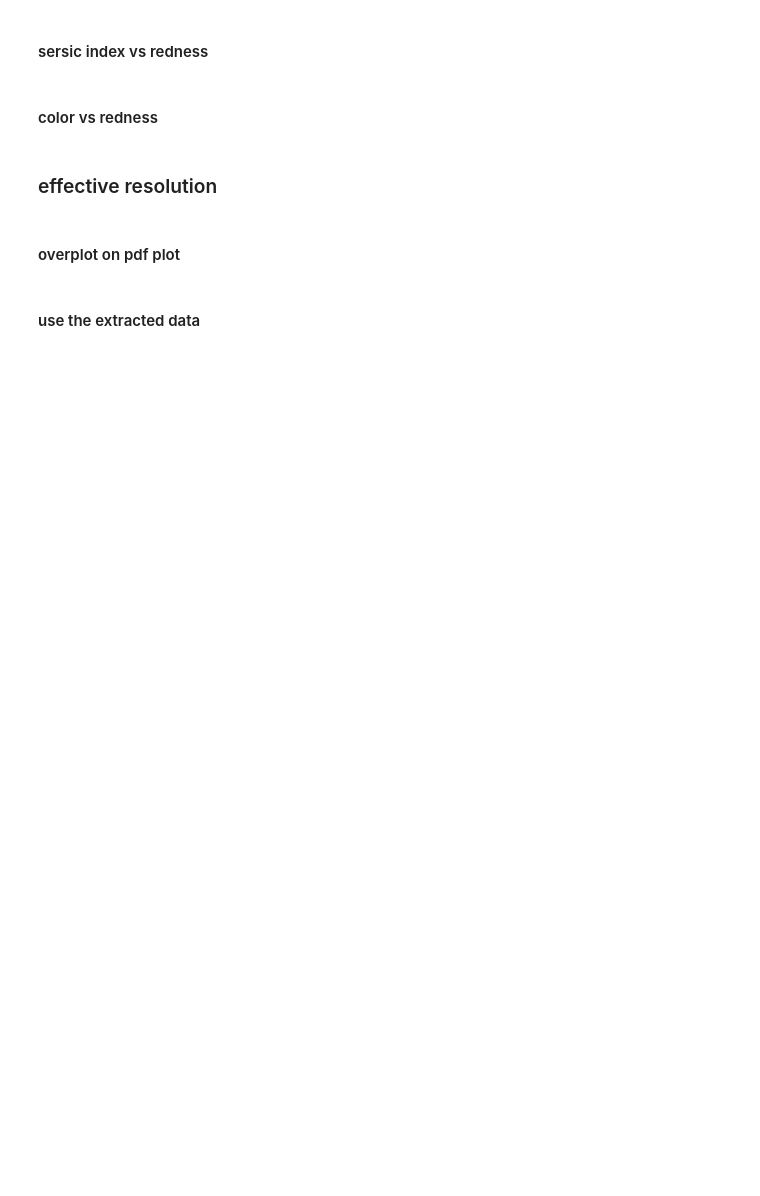
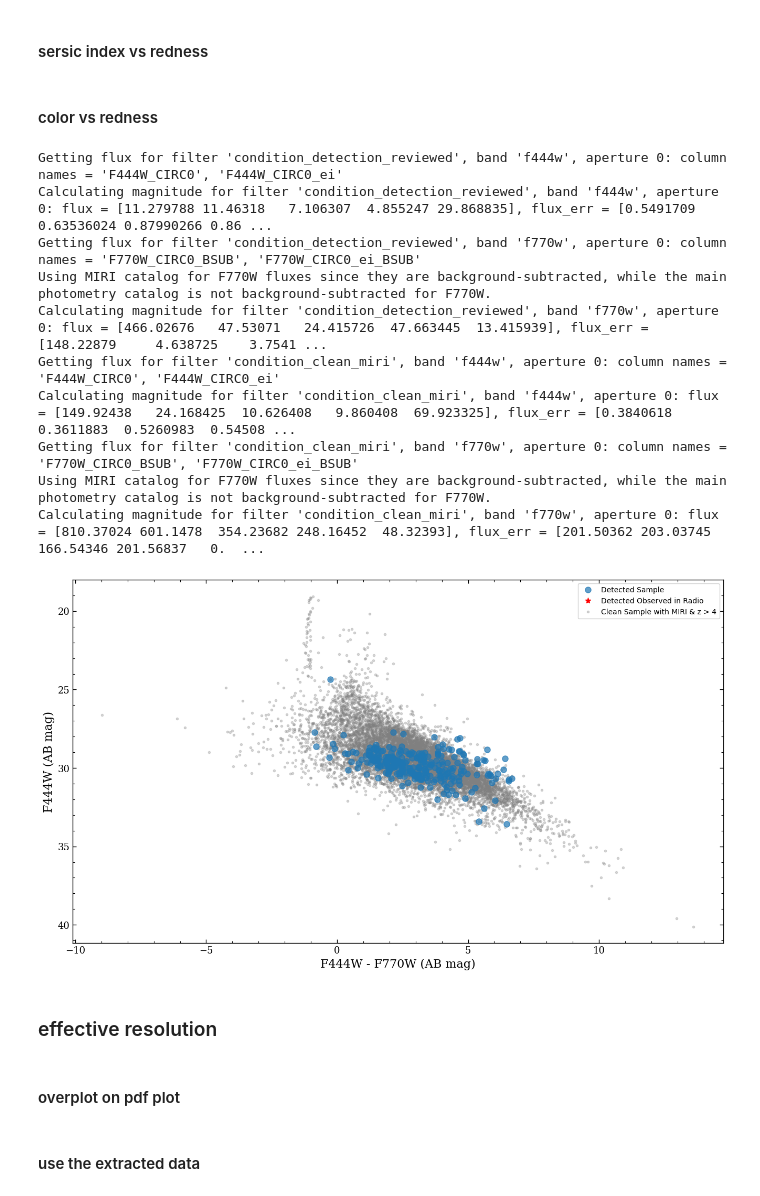
Before and after one commit to poulinal/DRG-COSMOS-WEB, a Jupyter notebook: src/analysis.ipynb, the cells around one changed output. Drawn from its saved outputs; the diff is of its cells as text; code cells hidden in the pictures; blank space fills up the shorter version.

```diff
--- a/src/analysis.ipynb
+++ b/src/analysis.ipynb
@@ -590,34 +779,46 @@ for i, obj_id in enumerate(ids[mask]):
     elif obj_id in tentative_detection_alma_ids:
         axRednessMag.scatter(x[mask][i], y[mask][i], marker='D', color=tentative_detection_color, s=detected_marker_size, label="Tentative Detection in ALMA" if 'Tentative Detection in ALMA' not in axRednessMag.get_legend_handles_labels()[1] else "", zorder=alma_zorder)
 
 
 
 # phot_clean_miri = catalogHandler.get_cat_photom('condition_clean_miri')
 zvals = np.asarray(catalogHandler.get_z_redshift('condition_clean_miri'))
 if zvals.dtype.names is not None:
     zvals = np.array([tuple(v)[0] for v in zvals], dtype=float)
 else:
     zvals = zvals.astype(float, copy=False)
 zgt4 = np.isfinite(zvals) & (zvals > 4)
 mag444_clean, mag444_clean_err = catalogHandler.get_filter_magnitude('condition_clean_miri', 'F444W', aperture=aperature_for_analysis)
 mag770_clean, mag770_clean_err = catalogHandler.get_filter_magnitude('condition_clean_miri', 'F770W', aperture=aperature_for_analysis)
 
 x_clean = mag444_clean - mag770_clean
 y_clean = mag444_clean
 # yerr_clean = mag444_err_clean # for simplicity, just use the F444W error as the y error
 ids_clean = np.asarray(catalogHandler.get_ids('condition_clean_miri'))
 mask_clean = np.isfinite(x_clean) & np.isfinite(y_clean) & zgt4 #& np.isfinite(yerr_clean)
 axRednessMag.errorbar(x_clean[mask_clean], y_clean[mask_clean], fmt='o', linestyle='none',
                        alpha=0.3, markersize=3, color='gray', label="Clean Sample with MIRI & z > 4", zorder=0, elinewidth=0.1)
 axRednessMag.set_xlabel('F444W - F770W (AB mag)')
 axRednessMag.set_ylabel('F444W (AB mag)')
-axRednessMag.set_xlim(-1, 4)
+# axRednessMag.set_xlim(-1, 4)
 # axRednessMag.set_ylim(30, 15)
 axRednessMag.invert_yaxis()
 axRednessMag.minorticks_on()
 axRednessMag.legend(loc='best', framealpha=0.9)
 
 plt.show()
+# %% [output]
+Getting flux for filter 'condition_detection_reviewed', band 'f444w', aperture 0: column names = 'F444W_CIRC0', 'F444W_CIRC0_ei'
+Calculating magnitude for filter 'condition_detection_reviewed', band 'f444w', aperture 0: flux = [11.279788 11.46318   7.106307  4.855247 29.868835], flux_err = [0.5491709  0.63536024 0.87990266 0.86 ...
+Getting flux for filter 'condition_detection_reviewed', band 'f770w', aperture 0: column names = 'F770W_CIRC0_BSUB', 'F770W_CIRC0_ei_BSUB'
+Using MIRI catalog for F770W fluxes since they are background-subtracted, while the main photometry catalog is not background-subtracted for F770W.
+Calculating magnitude for filter 'condition_detection_reviewed', band 'f770w', aperture 0: flux = [466.02676   47.53071   24.415726  47.663445  13.415939], flux_err = [148.22879     4.638725    3.7541 ...
+Getting flux for filter 'condition_clean_miri', band 'f444w', aperture 0: column names = 'F444W_CIRC0', 'F444W_CIRC0_ei'
+Calculating magnitude for filter 'condition_clean_miri', band 'f444w', aperture 0: flux = [149.92438   24.168425  10.626408   9.860408  69.923325], flux_err = [0.3840618  0.3611883  0.5260983  0.54508 ...
+Getting flux for filter 'condition_clean_miri', band 'f770w', aperture 0: column names = 'F770W_CIRC0_BSUB', 'F770W_CIRC0_ei_BSUB'
+Using MIRI catalog for F770W fluxes since they are background-subtracted, while the main photometry catalog is not background-subtracted for F770W.
+Calculating magnitude for filter 'condition_clean_miri', band 'f770w', aperture 0: flux = [810.37024 601.1478  354.23682 248.16452  48.32393], flux_err = [201.50362 203.03745 166.54346 201.56837   0.  ...
+[figure, added]
 # %% [markdown]
 ### effective resolution
 # %% [markdown]
```
Also changed, not shown: parts of 15 cells of this notebook, 3 other files.
